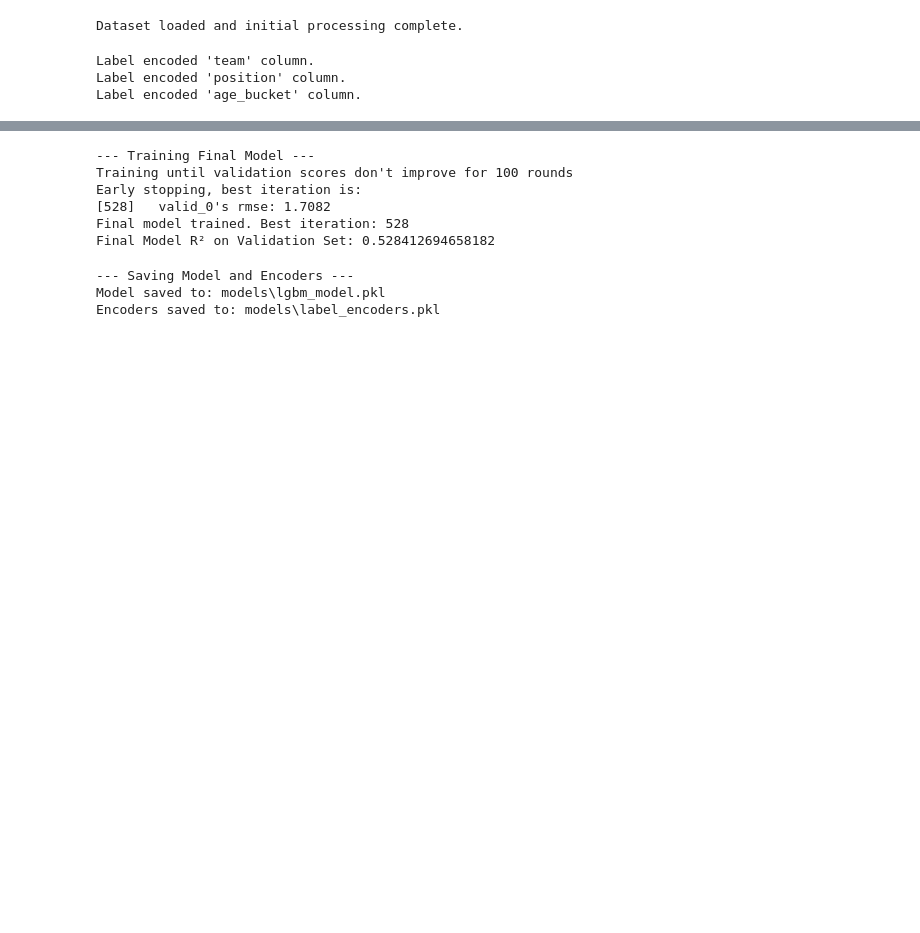
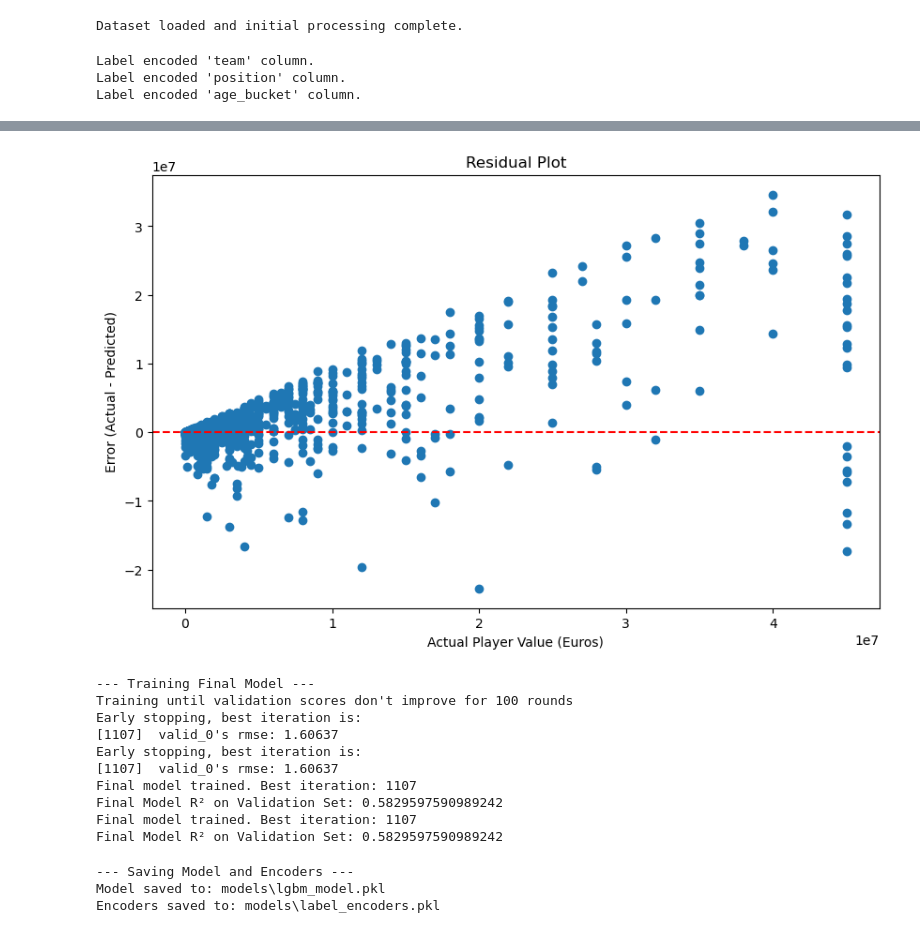
Before and after one commit to BIGMANMORAL/Major-Pro, a Jupyter notebook: Notebooks/LightGBM.ipynb, the cells around one changed output, grey strips where cells are left out. Saved outputs shown, nothing was run; the diff lists cells and outputs as text; code cells hidden in the pictures; blank space fills up the shorter version.

```diff
--- a/Notebooks/LightGBM.ipynb
+++ b/Notebooks/LightGBM.ipynb
@@ -141,3 +141,22 @@ Best CV R² from Optuna: 0.528412694658182
+# %%
+# Get predictions from your validation set
+y_pred = final_model.predict(X_valid)
+
+# It's better to plot the *actual values* (not the log-transformed ones)
+actual_value = np.expm1(y_valid)
+predicted_value = np.expm1(y_pred)
+
+residuals = actual_value - predicted_value
+
+plt.figure(figsize=(10, 6))
+plt.scatter(actual_value, residuals)
+plt.title("Residual Plot")
+plt.xlabel("Actual Player Value (Euros)")
+plt.ylabel("Error (Actual - Predicted)")
+plt.axhline(0, color='red', linestyle='--')
+plt.show()
+# %% [output]
+[figure, added]
 # %%
 # BLOCK 7: Train the final model with best parameters
 print("\n--- Training Final Model ---")
@@ -158,7 +177,8 @@ final_model.fit(
     X_train, y_train,
     eval_set=[(X_valid, y_valid)],
     eval_metric="rmse",
-    callbacks=[lgb.early_stopping(100, verbose=True)]
+    callbacks=[lgb.early_stopping(100, verbose=True)],
+    categorical_feature=cat_cols  # <--- THIS IS THE ADDED LINE
 )
 
 print(f"Final model trained. Best iteration: {final_model.best_iteration_}")
@@ -170,9 +190,13 @@ print(f"Final Model R² on Validation Set: {r2}")
 --- Training Final Model ---
 Training until validation scores don't improve for 100 rounds
 Early stopping, best iteration is:
-[528]   valid_0's rmse: 1.7082
-Final model trained. Best iteration: 528
-Final Model R² on Validation Set: 0.528412694658182
+[1107]  valid_0's rmse: 1.60637
+Early stopping, best iteration is:
+[1107]  valid_0's rmse: 1.60637
+Final model trained. Best iteration: 1107
+Final Model R² on Validation Set: 0.5829597590989242
+Final model trained. Best iteration: 1107
+Final Model R² on Validation Set: 0.5829597590989242
 # %%
 # BLOCK 8: Save the model and encoders
 # CHANGED: This entire block is new. It handles saving the necessary files.
```
Also changed, not shown: parts of 4 cells of this notebook, 2 other files.
